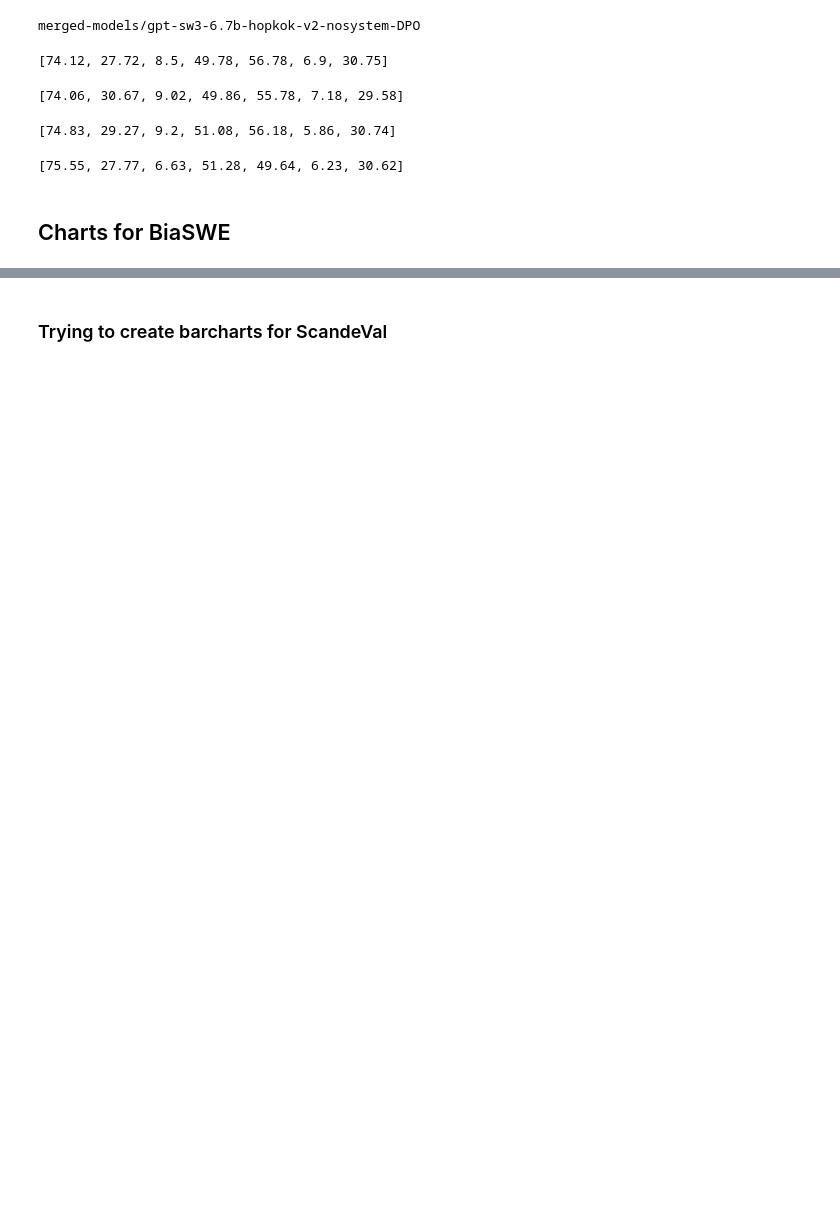
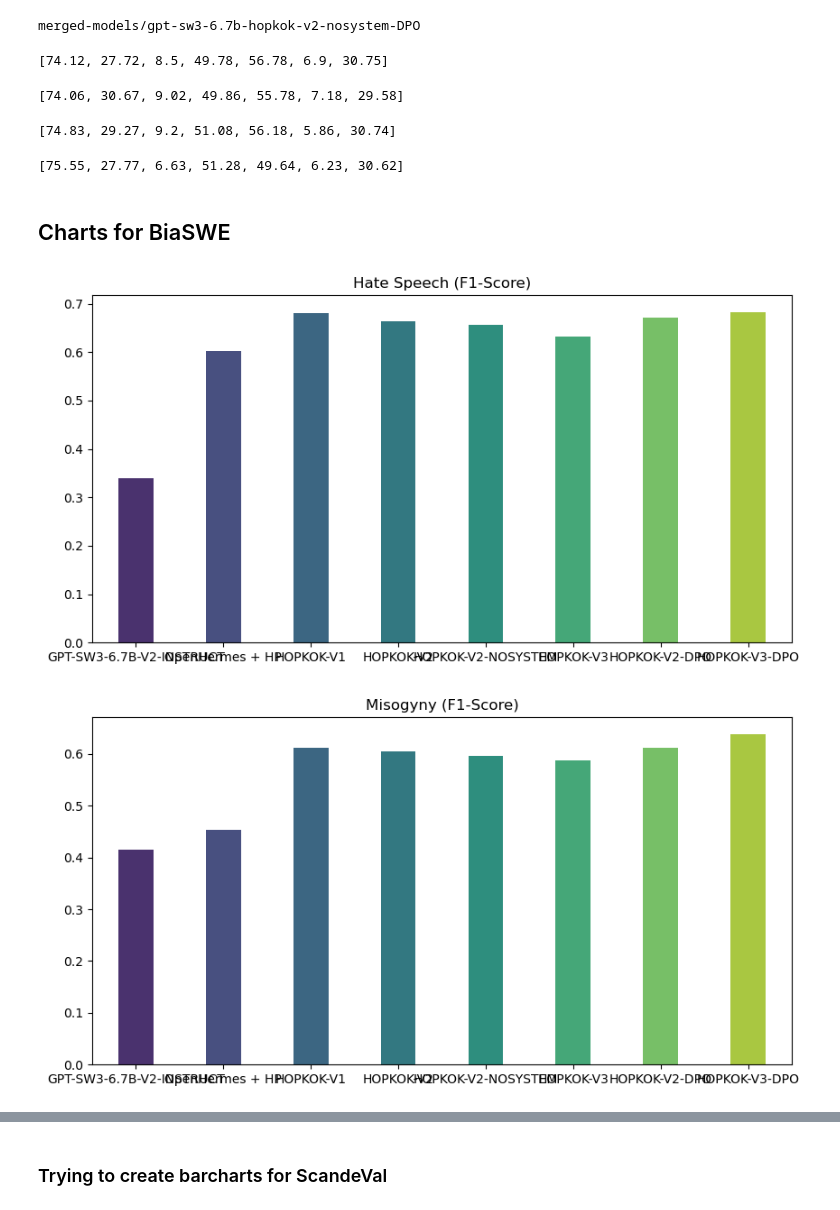
Before and after one commit to skvarre/instruction-tuning-swedish, a Jupyter notebook: notebooks/charts.ipynb, the cells around one changed output, grey strips where cells are left out. Saved outputs shown, nothing was run; the diff lists cells and outputs as text; code cells hidden in the pictures; blank space fills up the shorter version.

Commit message:
add more charts

```diff
--- a/notebooks/charts.ipynb
+++ b/notebooks/charts.ipynb
@@ -162,33 +162,69 @@ fig.show()
 ## Charts for BiaSWE
 # %%
 gptsw3_6_7b_instruct = [0.3392284014795779, 0.4148054465198028]
+openhermes = [0.6030169618506448, 0.4536953126958451]
+hopkokv1 = [0.6797393539922577, 0.6114804907253755]
+hopkokv2 = [0.6643879741484077, 0.60572904356519]
+hopkokv2_nosystem = [0.6561754117453414, 0.5969764521717035]
 gptsw3_6_7b_hopkokv3 = [0.6330294388417612, 0.5878238579124051]
+hopkokv2_dpo = [0.6721525389592762, 0.6119364434257438]
 gptsw3_6_7_hopkokv3_dpo = [0.6831262134969214, 0.6388888888888888]
 
 import seaborn as sns
 import matplotlib.pyplot as plt
 import numpy as np
 
-data = {'Values': [gptsw3_6_7b_instruct[0], gptsw3_6_7b_hopkokv3[0], gptsw3_6_7_hopkokv3_dpo[0]],
-        'Model': ['GPT-SW3-6.7B-V2-INSTRUCT', 'GPT-SW3-6.7B-V2-HOPKOK-V3', 'GPT-SW3-6.7B-V2-HOPKOK-V3-DPO']}
+data = {'Values': [gptsw3_6_7b_instruct[0],
+                   openhermes[0],
+                   hopkokv1[0],
+                   hopkokv2[0],
+                   hopkokv2_nosystem[0],
+                   gptsw3_6_7b_hopkokv3[0],
+                   hopkokv2_dpo[0],
+                   gptsw3_6_7_hopkokv3_dpo[0]],
+        'Model': ['GPT-SW3-6.7B-V2-INSTRUCT',
+                  'OpenHermes + HP',
+                  'HOPKOK-V1',
+                  'HOPKOK-V2',
+                  'HOPKOK-V2-NOSYSTEM',
+                  'HOPKOK-V3',
+                  'HOPKOK-V2-DPO',
+                  'HOPKOK-V3-DPO']}
 
 plt.figure(figsize=(10, 5))
 sns.barplot(x='Model', y='Values', data=data, palette='viridis', width=0.4)
 plt.title('Hate Speech (F1-Score)')
 plt.show()
 
-data = {'Values': [gptsw3_6_7b_instruct[1], gptsw3_6_7b_hopkokv3[1], gptsw3_6_7_hopkokv3_dpo[1]],
-        'Model': ['GPT-SW3-6.7B-V2-INSTRUCT', 'GPT-SW3-6.7B-V2-HOPKOK-V3', 'GPT-SW3-6.7B-V2-HOPKOK-V3-DPO']}
+data = {'Values': [gptsw3_6_7b_instruct[1],
+                   openhermes[1],
+                   hopkokv1[1],
+                   hopkokv2[1],
+                   hopkokv2_nosystem[1],
+                   gptsw3_6_7b_hopkokv3[1],
+                   hopkokv2_dpo[1],
+                   gptsw3_6_7_hopkokv3_dpo[1]],
+        'Model': ['GPT-SW3-6.7B-V2-INSTRUCT',
+                  'OpenHermes + HP',
+                  'HOPKOK-V1',
+                  'HOPKOK-V2',
+                  'HOPKOK-V2-NOSYSTEM',
+                  'HOPKOK-V3',
+                  'HOPKOK-V2-DPO',
+                  'HOPKOK-V3-DPO']}
 
 plt.figure(figsize=(10, 5))
 sns.barplot(x='Model', y='Values', data=data, palette='viridis', width=0.4)
 plt.title('Misogyny (F1-Score)')
 plt.show()
 
-data = {'Values': [np.average(gptsw3_6_7b_instruct), np.average(gptsw3_6_7b_hopkokv3), np.average(gptsw3_6_7_hopkokv3_dpo)],
-        'Model': ['GPT-SW3-6.7B-V2-INSTRUCT', 'GPT-SW3-6.7B-V2-HOPKOK-V3', 'GPT-SW3-6.7B-V2-HOPKOK-V3-DPO']}
+# data = {'Values': [np.average(gptsw3_6_7b_instruct), np.average(gptsw3_6_7b_hopkokv3), np.average(gptsw3_6_7_hopkokv3_dpo)],
+#         'Model': ['GPT-SW3-6.7B-V2-INSTRUCT', 'GPT-SW3-6.7B-V2-HOPKOK-V3', 'GPT-SW3-6.7B-V2-HOPKOK-V3-DPO']}
 
-plt.figure(figsize=(10, 5))
-sns.barplot(x='Model', y='Values', data=data, palette='viridis', width=0.4)
-plt.title('Macro-Averaged (F1-Score)')
-plt.show()
+# plt.figure(figsize=(10, 5))
+# sns.barplot(x='Model', y='Values', data=data, palette='viridis', width=0.4)
+# plt.title('Macro-Averaged (F1-Score)')
+# plt.show()
+# %% [output]
+[figure, added]
+[figure, added]
```
Also changed, not shown: parts of 10 cells of this notebook, 1 other file.
